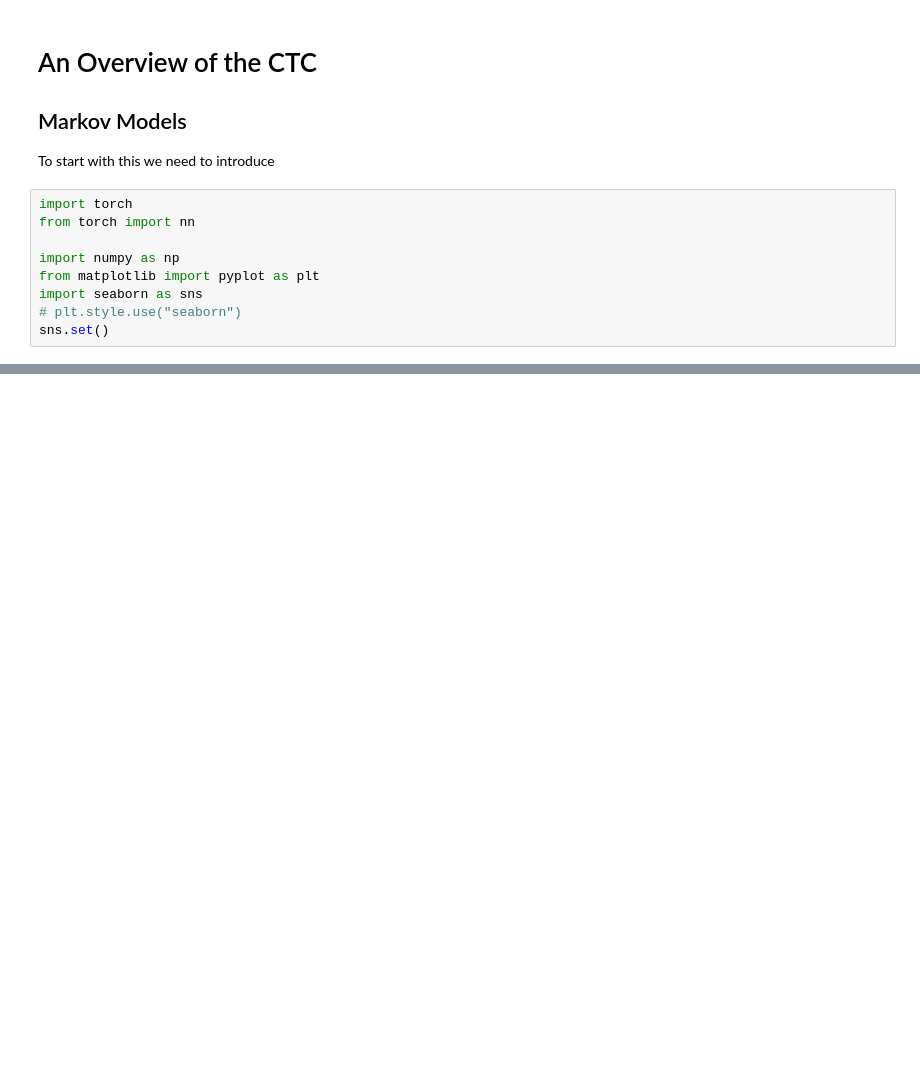
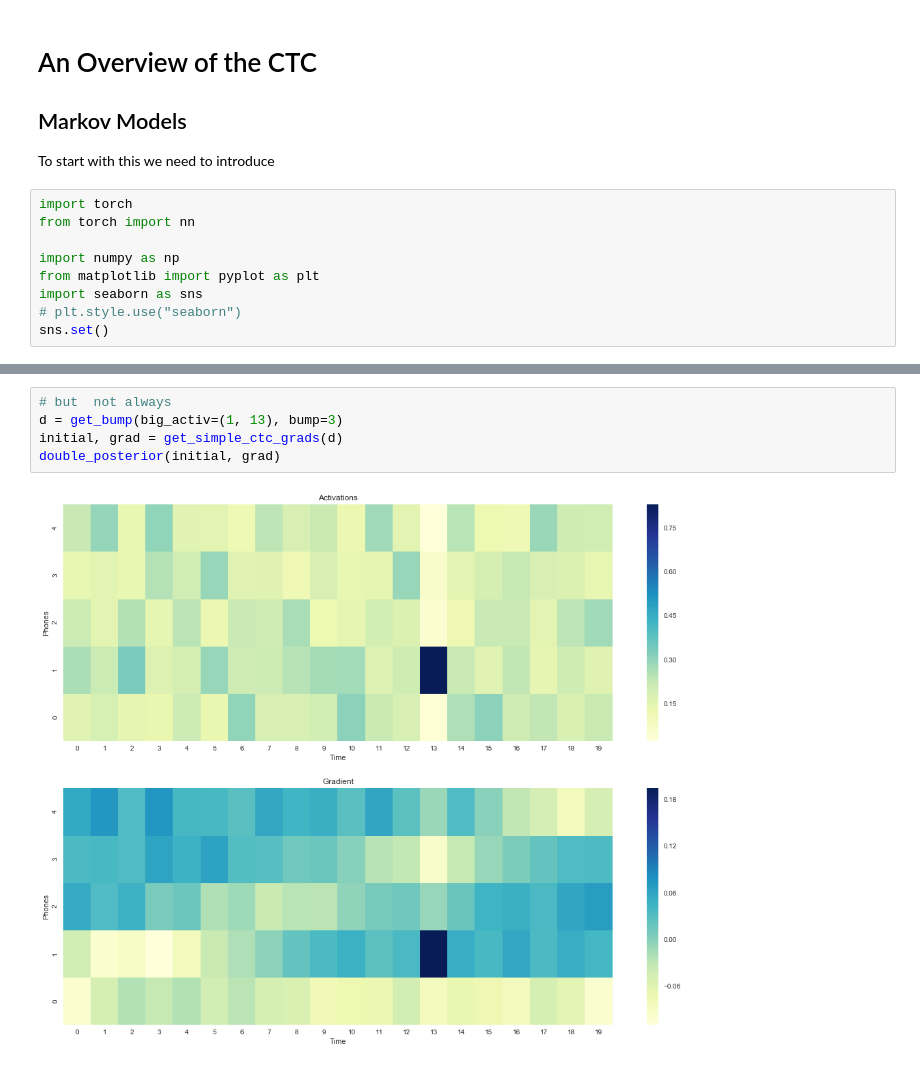
Before and after one commit to nayyarv/ctcinvestigations, a Jupyter notebook: CTC.ipynb, the cells around one changed output, grey strips where cells are left out. Drawn from its saved outputs; the diff is of its cells as text; blank space fills up the shorter version.

```diff
--- a/CTC.ipynb
+++ b/CTC.ipynb
@@ -71,0 +101,7 @@ plt.figure(figsize=(14,7))
+# %%
+# but  not always
+d = get_bump(big_activ=(1, 13), bump=3)
+initial, grad = get_simple_ctc_grads(d)
+double_posterior(initial, grad)
+# %% [output]
+[figure, added]
```
Also changed, not shown: parts of 31 cells of this notebook, 1 other file.
